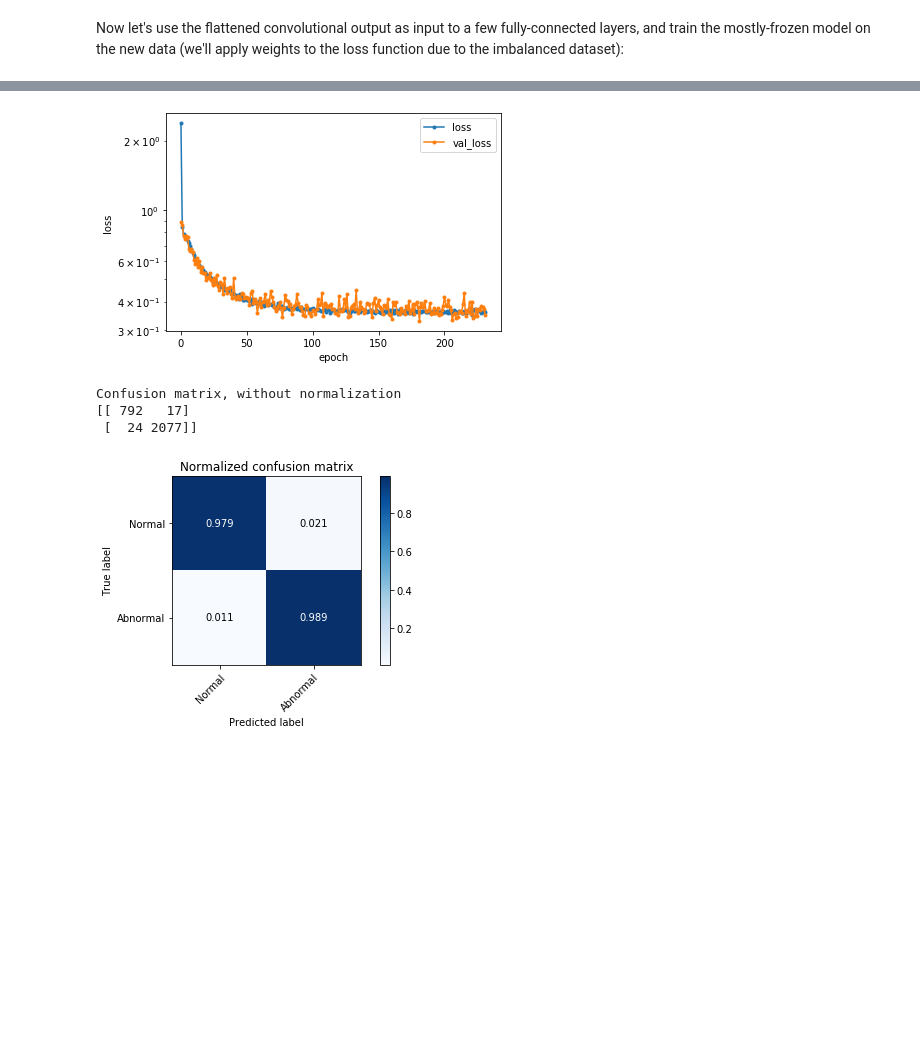
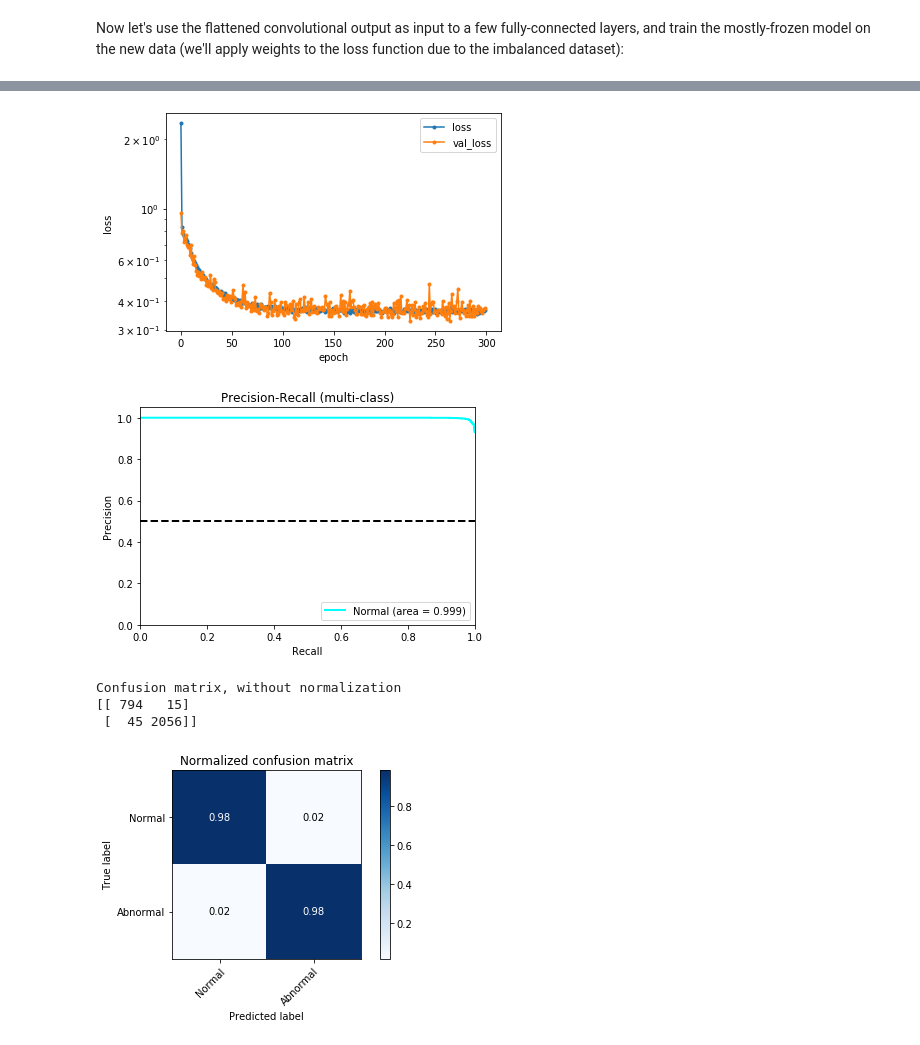
Before and after one commit to jeffminlin/ecglearning, a Jupyter notebook: code/transfer_learning.ipynb, the cells around one changed output, grey strips where cells are left out. Saved outputs shown, nothing was run; the diff lists cells and outputs as text; code cells hidden in the pictures; blank space fills up the shorter version.

```diff
--- a/code/transfer_learning.ipynb
+++ b/code/transfer_learning.ipynb
@@ -125,10 +106,9 @@ config = {
     "class_weights": class_weights,
     "batch_size": 50,
     "val_split": 0.1,
-    "epochs": 500,
+    "epochs": 300,
     "verbose": 0,
-    "patience": 50,
-    "progbar": True,
+    "patience": 300,
     "metrics": ["accuracy"],
     "regularizer": regularizers.l1_l2(l1=0.001, l2=0.01),
 }
@@ -141,6 +121,6 @@ new_output = layers.Dense(1, activation="sigmoid")(new_output)
 transferred_model = tf.keras.Model(inputs=model.layers[0].input, outputs=new_output, name="transferred_conv1d")
 
 # Train it
-history = train.train_print(transferred_model, inputs_ptb, sparse_labels_ptb, config)
+history = train.train(transferred_model, inputs_ptb, sparse_labels_ptb, config)
 # %% [output]
 Weighting the classes: [2.59663866 1.        ]
@@ -175,13 +127,26 @@ HBox(children=(IntProgress(value=0, description='Epoch 9', max=13096, style=Prog
 # %%
 plot.plot_fit_history(history)
 
 test_pred = transferred_model.predict(inputs_ptb["test"])
+plot.plot_pr_curve(
+    np.expand_dims(test_pred, axis=1),
+    np.expand_dims(sparse_labels_ptb["test"], axis=1),
+    ["Normal", "Abnormal"],
+    savefile="../presentation/wavenet_transfer_pr.png",
+)
 test_pred[test_pred > 0.5] = 1
 test_pred[test_pred <= 0.5] = 0
-plot.plot_cm(sparse_labels_ptb["test"], test_pred, classes=np.array(["Normal", "Abnormal"]), normalize=True)
+plot.plot_cm(
+    sparse_labels_ptb["test"],
+    test_pred,
+    classes=np.array(["Normal", "Abnormal"]),
+    normalize=True,
+    savefile="../presentation/wavenet_transfer_cm.png",
+)
 # %% [output]
-[figure, old version]
+[figure, new version]
+[figure, new version]
 Confusion matrix, without normalization
-[[ 792   17]
- [  24 2077]]
+[[ 794   15]
+ [  45 2056]]
-[figure, old version]
+[figure, added]
```
Also changed, not shown: parts of 5 cells of this notebook, 12 other files.
